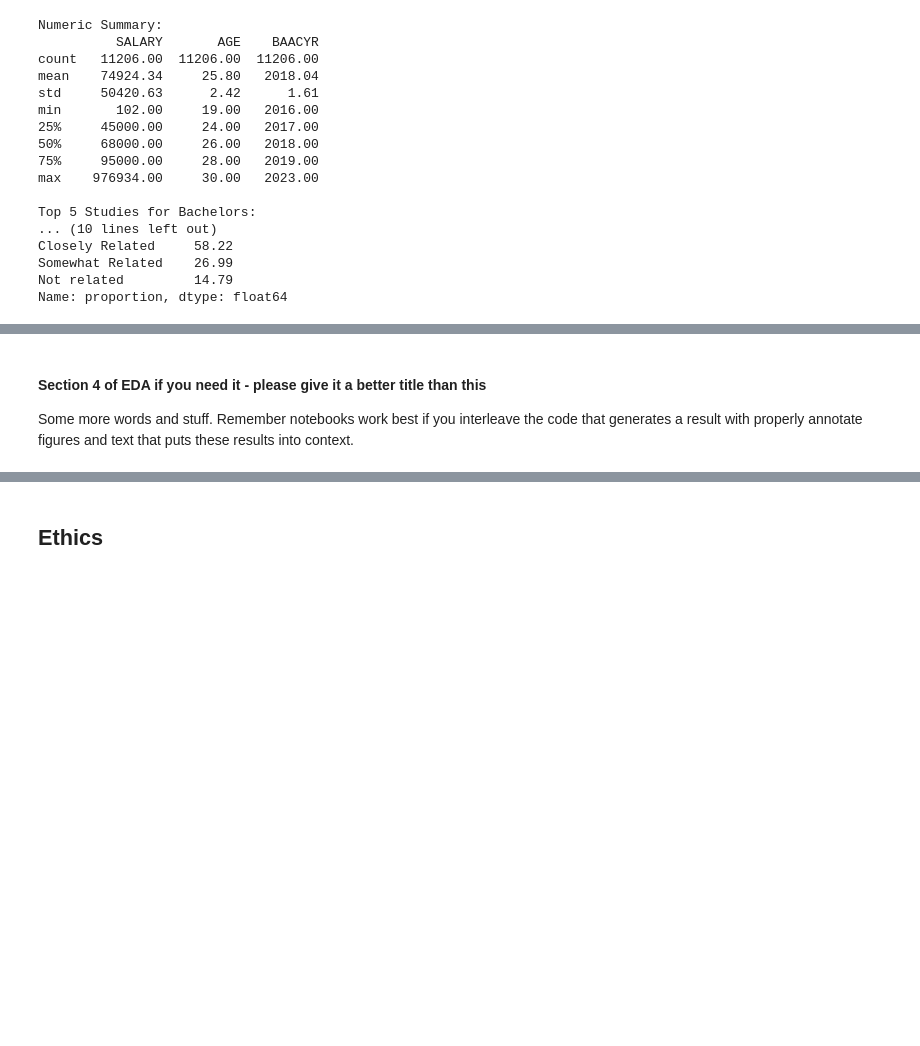
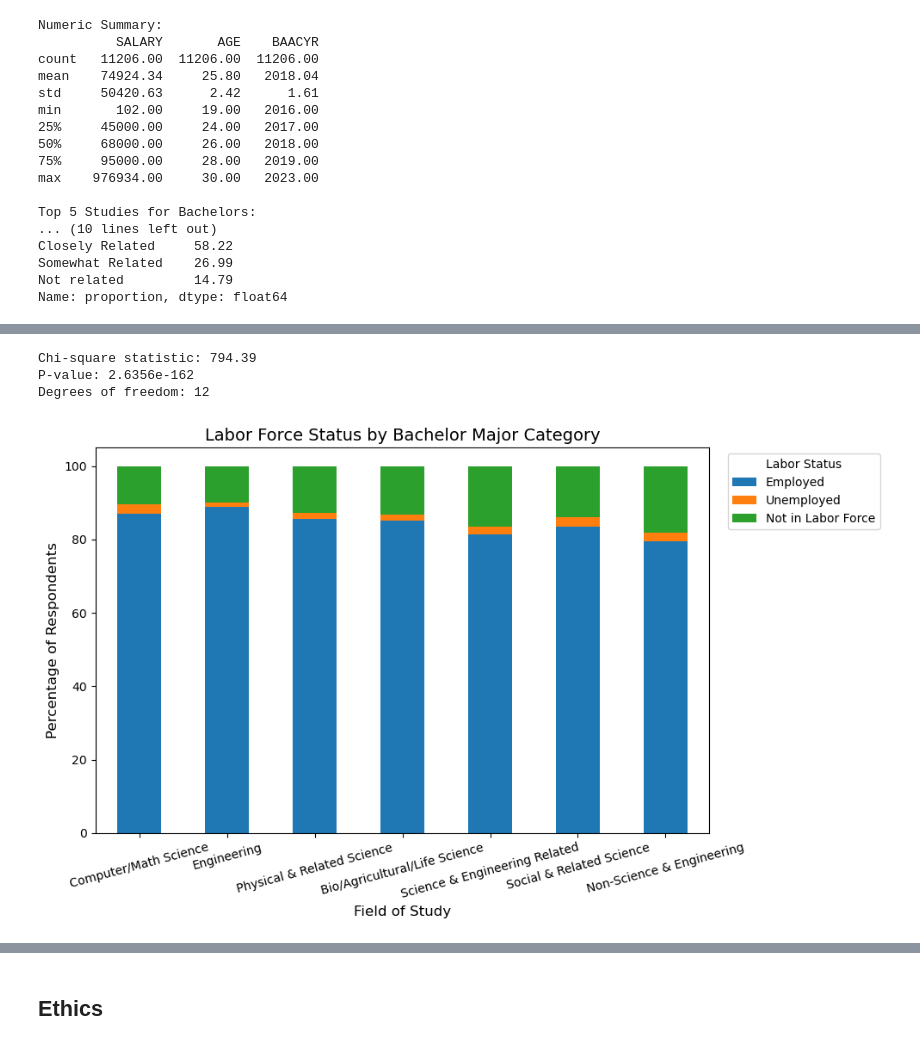
Before and after one commit to COGS108/Group-SP26-090, a Jupyter notebook: 02-EDACheckpoint.ipynb, the cells around one changed output, grey strips where cells are left out. Cells and saved outputs as stored; diff of their text form; code cells hidden in the pictures; blank space fills up the shorter version.

```diff
--- a/02-EDACheckpoint.ipynb
+++ b/02-EDACheckpoint.ipynb
@@ -603,4 +586,0 @@ Degrees of freedom: 12
-# %% [markdown]
-#### Section 4 of EDA if you need it  - please give it a better title than this
-
-Some more words and stuff.  Remember notebooks work best if you interleave the code that generates a result with properly annotate figures and text that puts these results into context.
@@ -609,0 +611,52 @@ Some more words and stuff.  Remember notebooks work best if you interleave the c
+# %%
+## Chi-Square Test
+table_3 = pd.crosstab(
+    df_eda3['Major_Category'],
+    df_eda3['Labor_Status']
+)
+
+# chi-square test
+chi2, p, dof, expected = chi2_contingency(table_3)
+
+print(f"Chi-square statistic: {chi2:.2f}")
+print(f"P-value: {p:.4e}")
+print(f"Degrees of freedom: {dof}")
+# %% [output]
+Chi-square statistic: 794.39
+P-value: 2.6356e-162
+Degrees of freedom: 12
+# %%
+## EDA3 Plot:
+## Stacked Bar Chart
+table_pct = table_3.div(table_3.sum(axis=1), axis=0) * 100
+table_pct = table_pct[['Employed', 'Unemployed', 'Not in Labor Force']]
+
+major_order = [
+    'Computer/Math Science',
+    'Engineering',
+    'Physical & Related Science',
+    'Bio/Agricultural/Life Science',
+    'Science & Engineering Related',
+    'Social & Related Science',
+    'Non-Science & Engineering'
+]
+
+table_pct = table_pct.reindex(major_order)
+
+## plot
+ax = table_pct.plot(
+    kind='bar',
+    stacked=True,
+    figsize=(10, 6)
+)
+
+# formatting for plot
+plt.title('Labor Force Status by Bachelor Major Category', fontsize=14)
+plt.xlabel('Field of Study', fontsize=12)
+plt.ylabel('Percentage of Respondents', fontsize=12)
+plt.xticks(rotation=15)
+plt.legend(title='Labor Status', bbox_to_anchor=(1.02, 1), loc='upper left')
+plt.tight_layout()
+plt.show()
+# %% [output]
+[figure, added]
```
Also changed, not shown: parts of 30 cells of this notebook.
